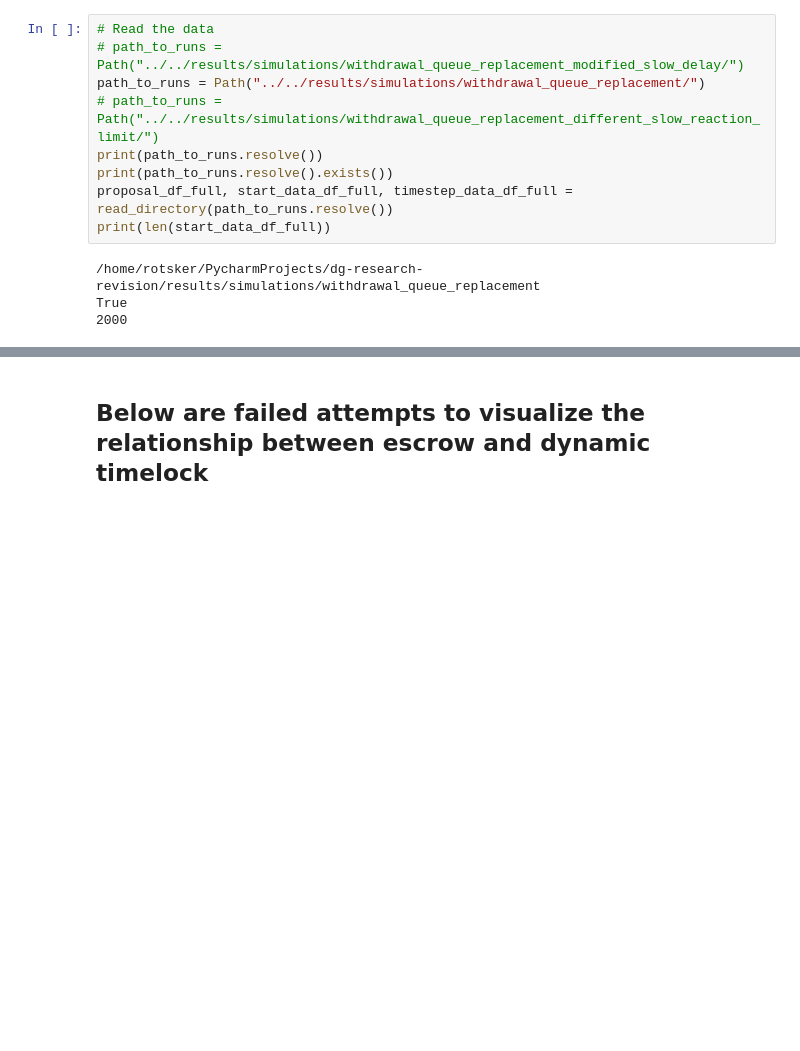
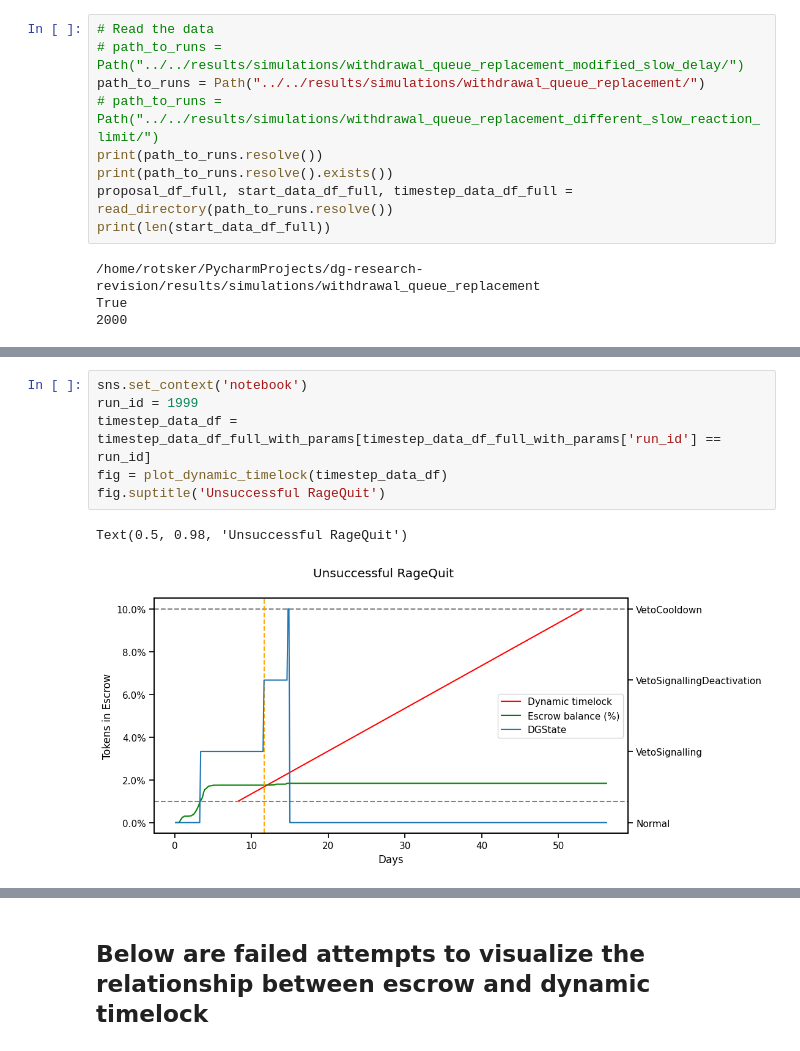
Before and after one commit to collectif-dao/dg-research, a Jupyter notebook: experiments/notebooks/clean_notebook_ragequit_slowactors_delay_sweep.ipynb, the cells around one changed output, grey strips where cells are left out. Drawn from its saved outputs; the diff is of its cells as text; blank space fills up the shorter version.

```diff
--- a/experiments/notebooks/clean_notebook_ragequit_slowactors_delay_sweep.ipynb
+++ b/experiments/notebooks/clean_notebook_ragequit_slowactors_delay_sweep.ipynb
@@ -197 +184,10 @@ Text(0.5, 0.98, 'Unsuccessful RageQuit')
+# %%
+sns.set_context('notebook')
+run_id = 1999
+timestep_data_df = timestep_data_df_full_with_params[timestep_data_df_full_with_params['run_id'] == run_id]
+fig = plot_dynamic_timelock(timestep_data_df)
+fig.suptitle('Unsuccessful RageQuit')
+# %% [output]
+Text(0.5, 0.98, 'Unsuccessful RageQuit')
+[figure, added]
 # %%
```
Also changed, not shown: parts of 5 cells of this notebook.
